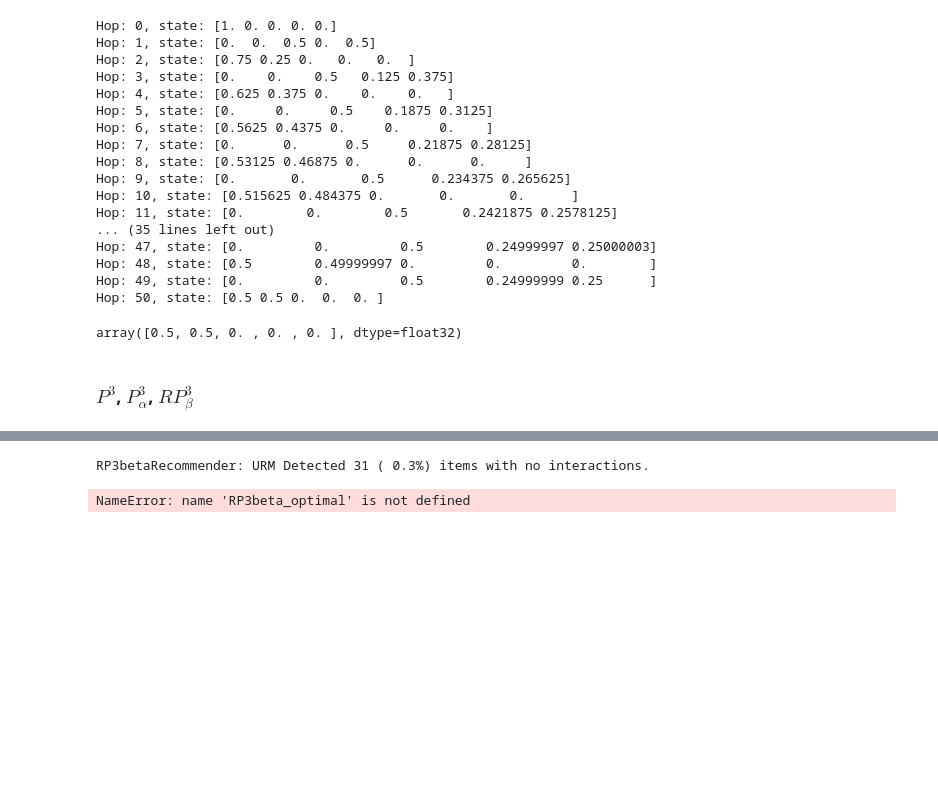
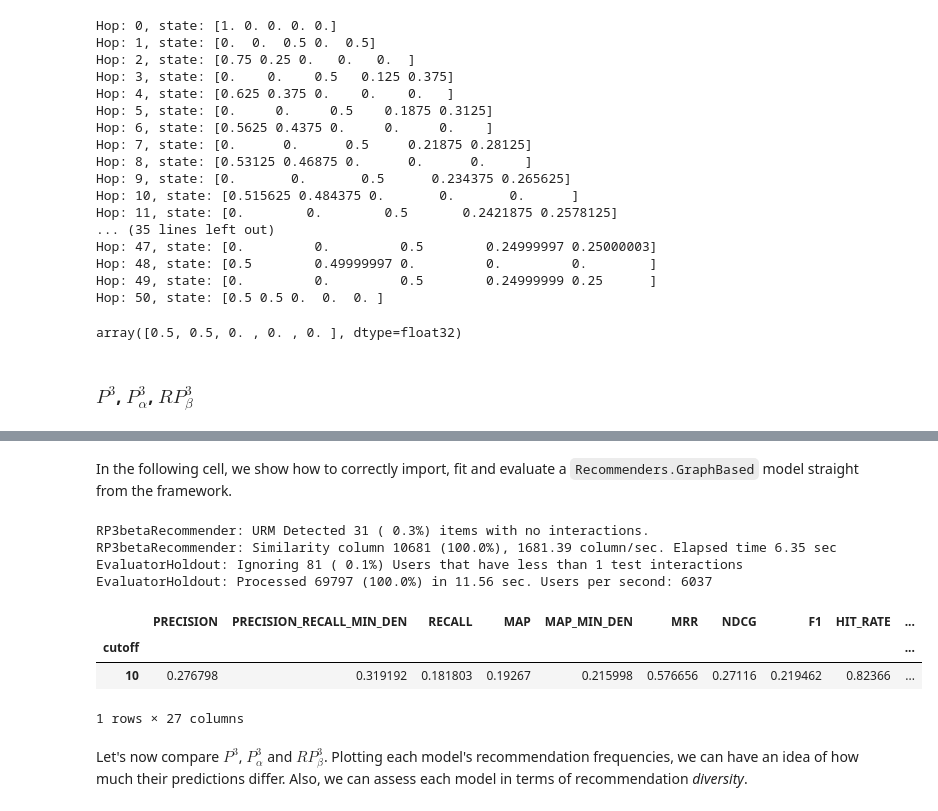
Before and after one commit to tomaz-suller/recsys, a Jupyter notebook: Practice extra 10 - Graph-based Recommenders basics.ipynb, the cells around one changed output, grey strips where cells are left out. Saved outputs shown, nothing was run; the diff lists cells and outputs as text; code cells hidden in the pictures; blank space fills up the shorter version.

Commit message:
Refactor: graph-based notebook

```diff
--- a/Practice extra 10 - Graph-based Recommenders basics.ipynb
+++ b/Practice extra 10 - Graph-based Recommenders basics.ipynb
@@ -714,18 +725,28 @@ Recommender_Base_Class: URM Detected 72 ( 0.7%) items with no interactions.
+# %% [markdown]
+In the following cell, we show how to correctly import, fit and evaluate a `Recommenders.GraphBased` model straight from the framework.
 # %%
 from Recommenders.GraphBased.RP3betaRecommender import RP3betaRecommender
 from Evaluation.Evaluator import EvaluatorHoldout
 
 recommender_fw = RP3betaRecommender(URM_train_val)
-recommender_fw.fit(alpha=RP3beta_optimal.alpha, beta=RP3beta_optimal.beta, topK=RP3beta_optimal.topK, normalize_similarity=RP3beta_optimal.normalize_sim)
+recommender_fw.fit(alpha=0.5, beta=0.3, topK=RP3beta_optimal.topK, normalize_similarity=RP3beta_optimal.normalize_sim)
 
 evaluator_test = EvaluatorHoldout(URM_test, [10])
 
 # evaluate_recommender(URM_test, recommender_try)
 result_fw_df, _ = evaluator_test.evaluateRecommender(recommender_fw)
 result_fw_df
 # %% [output]
 RP3betaRecommender: URM Detected 31 ( 0.3%) items with no interactions.
+RP3betaRecommender: Similarity column 10681 (100.0%), 1681.39 column/sec. Elapsed time 6.35 sec
+EvaluatorHoldout: Ignoring 81 ( 0.1%) Users that have less than 1 test interactions
+EvaluatorHoldout: Processed 69797 (100.0%) in 11.56 sec. Users per second: 6037
+|  | PRECISION | PRECISION_RECALL_MIN_DEN | RECALL | MAP | MAP_MIN_DEN | MRR | NDCG | F1 | HIT_RATE | ... |
+| cutoff |  |  |  |  |  |  |  |  |  | ... |
+| 10 | 0.276798 | 0.319192 | 0.181803 | 0.19267 | 0.215998 | 0.576656 | 0.27116 | 0.219462 | 0.82366 | ... |
-NameError: name 'RP3beta_optimal' is not defined
+1 rows × 27 columns
+# %% [markdown]
+Let's now compare $P^3$, $P^3_\alpha$ and $RP^3_\beta$. Plotting each model's recommendation frequencies, we can have an idea of how much their predictions differ. Also, we can assess each model in terms of recommendation *diversity*.
 # %%
 import matplotlib.pyplot as plt
 
```
Also changed, not shown: parts of 40 cells of this notebook.
